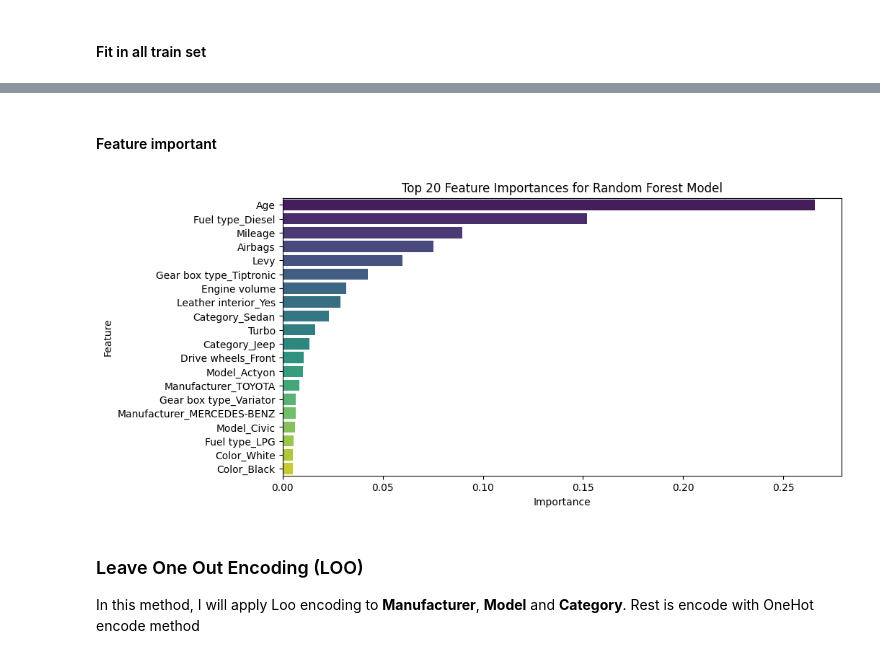
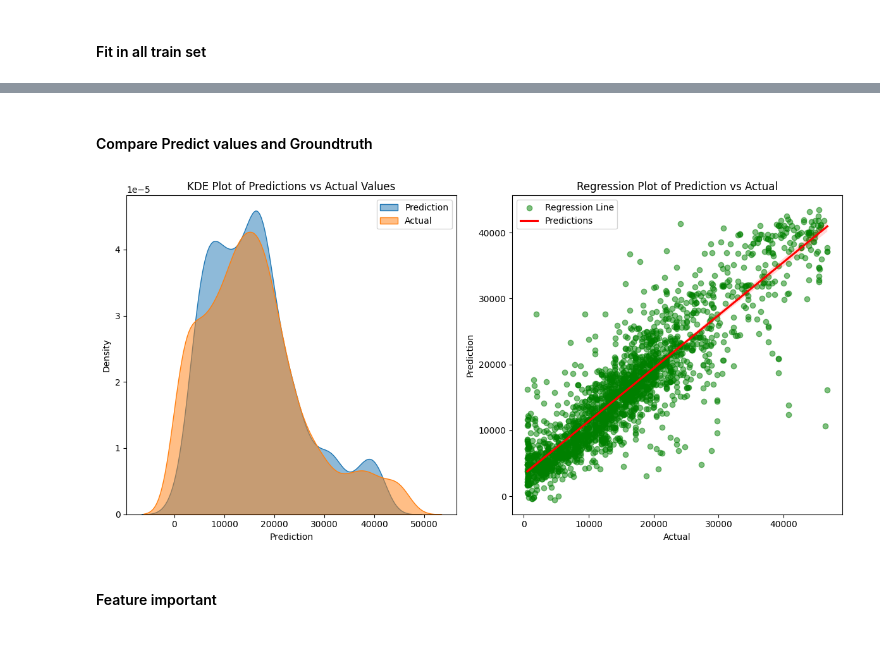
Before and after one commit to minhquana1906/used-car-price-prediction, a Jupyter notebook: notebooks/experiments.ipynb, the cells around one changed output, grey strips where cells are left out. Drawn from its saved outputs; the diff is of its cells as text; code cells hidden in the pictures.

```diff
--- a/notebooks/experiments.ipynb
+++ b/notebooks/experiments.ipynb
@@ -1065,6 +1153,0 @@ fit_results_df
-# %%
-plot_data = pd.DataFrame({'Prediction': y_pred, 'Actual': y_test})
-
-plt.figure(figsize=(10, 6))
-sns.kdeplot(data=plot_data, x='Prediction', fill=True, common_norm=False, palette='husl', alpha=.5)
-sns.kdeplot(data=plot_data, x='Actual', fill=True, common_norm=False, palette='husl', alpha=.5)
@@ -1073,0 +1154,3 @@ sns.kdeplot(data=plot_data, x='Actual', fill=True, common_norm=False, palette='h
+# %%
+fit_results, y_pred = fit_all(X_train_scaled, y_train, X_test_scaled, y_test, models)
+fit_results
@@ -1074,24 +1168,28 @@ sns.kdeplot(data=plot_data, x='Actual', fill=True, common_norm=False, palette='h
+# %%
+def plot_predictions_vs_actuals(y_pred, y_test):
+    plot_data = pd.DataFrame({
+        'Prediction': y_pred,
+        'Actual': y_test.reset_index(drop=True)
+    })
+
+    fig, axes = plt.subplots(1, 2, figsize=(12, 6), tight_layout=True)
+
+    sns.kdeplot(data=plot_data, x='Prediction', fill=True, common_norm=False, alpha=0.5, label='Prediction', ax=axes[0])
+    sns.kdeplot(data=plot_data, x='Actual', fill=True, common_norm=False, alpha=0.5, label='Actual', ax=axes[0])
+    axes[0].legend()
+    axes[0].set_title('KDE Plot of Predictions vs Actual Values')
+
+    sns.regplot(x='Actual', y='Prediction', data=plot_data, ax=axes[1], scatter_kws={'color': 'green', 'alpha': 0.5}, line_kws={'color': 'red'})
+    axes[1].set_title('Regression Plot of Prediction vs Actual')
+    axes[1].legend(['Regression Line', 'Predictions'])
+
+    plt.tight_layout()
+    plt.show()
+# %% [markdown]
+#### Compare Predict values and Groundtruth
+# %%
+plot_predictions_vs_actuals(y_pred, y_test)
+# %% [output]
+[figure, added]
 # %% [markdown]
 #### Feature important
-# %%
-feature_importances = models['RandomForestRegressor'].feature_importances_
-
-feature_names = X_train.columns
-
-feature_importance_df = pd.DataFrame({'Feature': feature_names, 'Importance': feature_importances})
-
-feature_importance_df = feature_importance_df.sort_values(by='Importance', ascending=False)
-
-top_20_features = feature_importance_df.head(20)
-
-plt.figure(figsize=(10, 5))
-sns.barplot(x='Importance', y='Feature', data=top_20_features, palette='viridis')
-plt.title('Top 20 Feature Importances for Random Forest Model')
-plt.xlabel('Importance')
-plt.ylabel('Feature')
-plt.show()
-# %% [output]
-[figure, removed]
-# %% [markdown]
-### Leave One Out Encoding (LOO)
-In this method, I will apply Loo encoding to **Manufacturer**, **Model** and **Category**. Rest is encode with OneHot encode method
```
Also changed, not shown: parts of 84 cells of this notebook, 1 other file.
